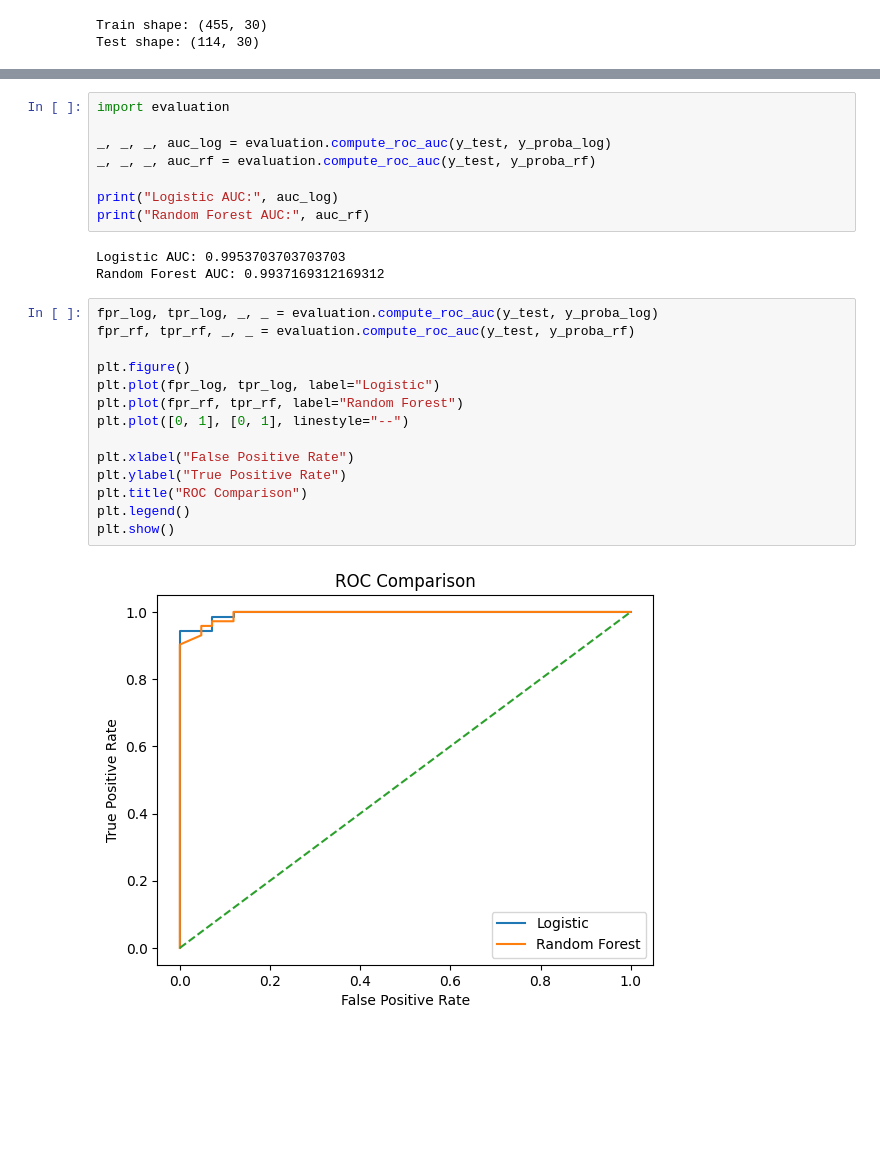
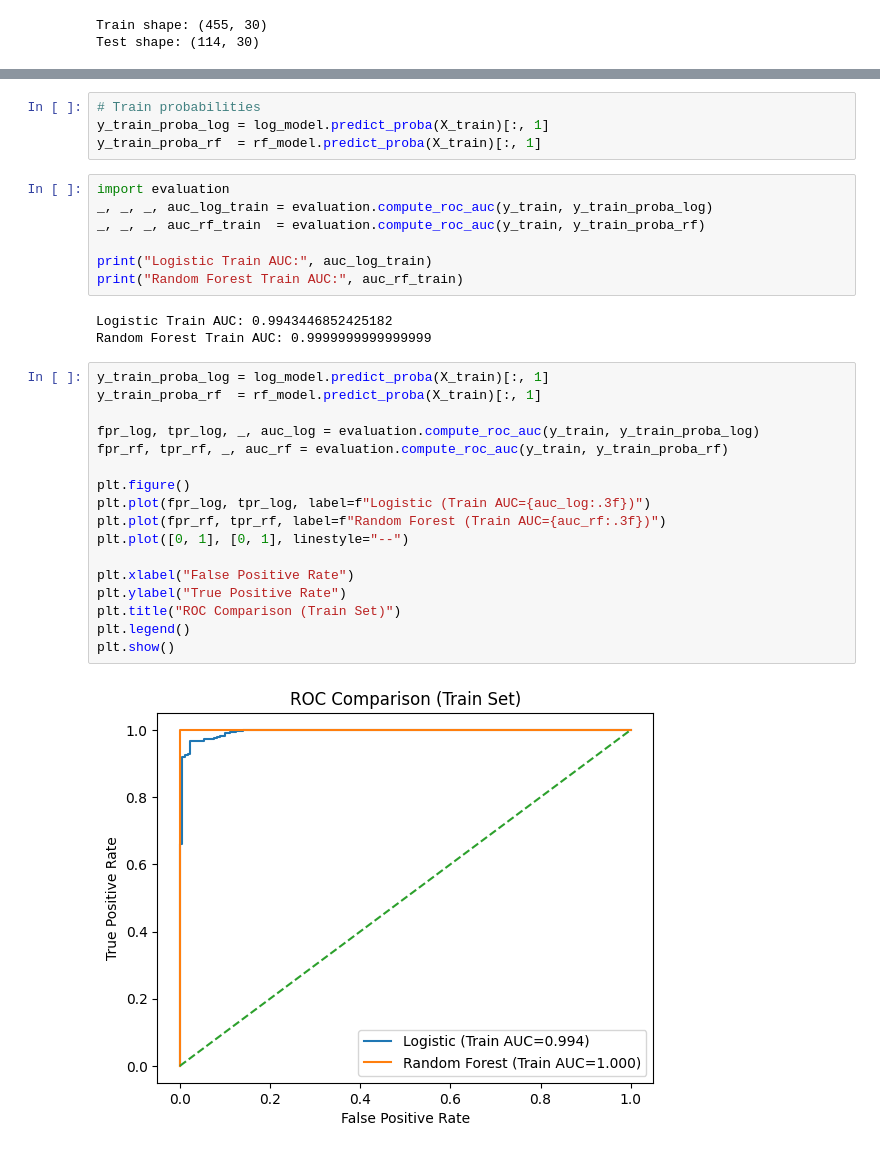
Before and after one commit to HyriT/model-evaluation-toolkit, a Jupyter notebook: demo.ipynb, the cells around one changed output, grey strips where cells are left out. Drawn from its saved outputs; the diff is of its cells as text; blank space fills up the shorter version.

```diff
--- a/demo.ipynb
+++ b/demo.ipynb
@@ -168,33 +172,39 @@ y_proba_rf = rf_model.predict_proba(X_test)[:, 1]
 print("Random Forest trained.")
 # %% [output]
 Random Forest trained.
+# %%
+# Train probabilities
+y_train_proba_log = log_model.predict_proba(X_train)[:, 1]
+y_train_proba_rf  = rf_model.predict_proba(X_train)[:, 1]
 # %%
 import evaluation
+_, _, _, auc_log_train = evaluation.compute_roc_auc(y_train, y_train_proba_log)
+_, _, _, auc_rf_train  = evaluation.compute_roc_auc(y_train, y_train_proba_rf)
 
-_, _, _, auc_log = evaluation.compute_roc_auc(y_test, y_proba_log)
-_, _, _, auc_rf = evaluation.compute_roc_auc(y_test, y_proba_rf)
-
-print("Logistic AUC:", auc_log)
-print("Random Forest AUC:", auc_rf)
+print("Logistic Train AUC:", auc_log_train)
+print("Random Forest Train AUC:", auc_rf_train)
 # %% [output]
-Logistic AUC: 0.9953703703703703
-Random Forest AUC: 0.9937169312169312
+Logistic Train AUC: 0.9943446852425182
+Random Forest Train AUC: 0.9999999999999999
 # %%
-fpr_log, tpr_log, _, _ = evaluation.compute_roc_auc(y_test, y_proba_log)
-fpr_rf, tpr_rf, _, _ = evaluation.compute_roc_auc(y_test, y_proba_rf)
+y_train_proba_log = log_model.predict_proba(X_train)[:, 1]
+y_train_proba_rf  = rf_model.predict_proba(X_train)[:, 1]
+
+fpr_log, tpr_log, _, auc_log = evaluation.compute_roc_auc(y_train, y_train_proba_log)
+fpr_rf, tpr_rf, _, auc_rf = evaluation.compute_roc_auc(y_train, y_train_proba_rf)
 
 plt.figure()
-plt.plot(fpr_log, tpr_log, label="Logistic")
-plt.plot(fpr_rf, tpr_rf, label="Random Forest")
+plt.plot(fpr_log, tpr_log, label=f"Logistic (Train AUC={auc_log:.3f})")
+plt.plot(fpr_rf, tpr_rf, label=f"Random Forest (Train AUC={auc_rf:.3f})")
 plt.plot([0, 1], [0, 1], linestyle="--")
 
 plt.xlabel("False Positive Rate")
 plt.ylabel("True Positive Rate")
-plt.title("ROC Comparison")
+plt.title("ROC Comparison (Train Set)")
 plt.legend()
 plt.show()
 # %% [output]
-[figure, old version]
+[figure, new version]
 # %%
 if auc_rf > auc_log:
     y_proba = y_proba_rf
```
Also changed, not shown: parts of 6 cells of this notebook.
